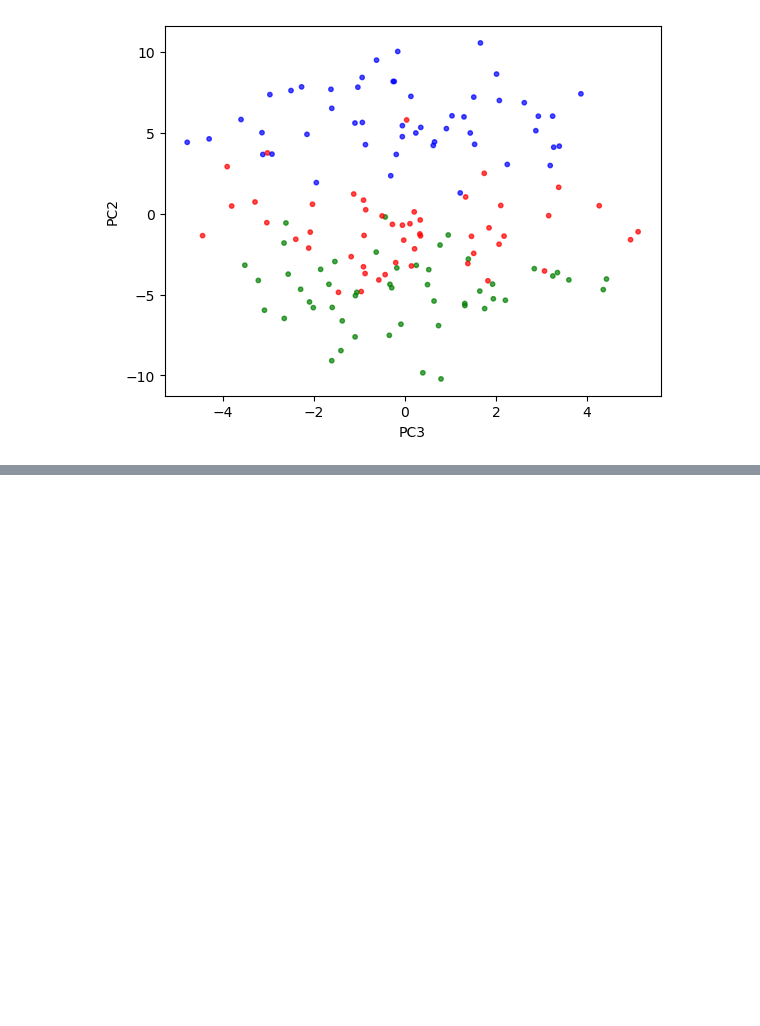
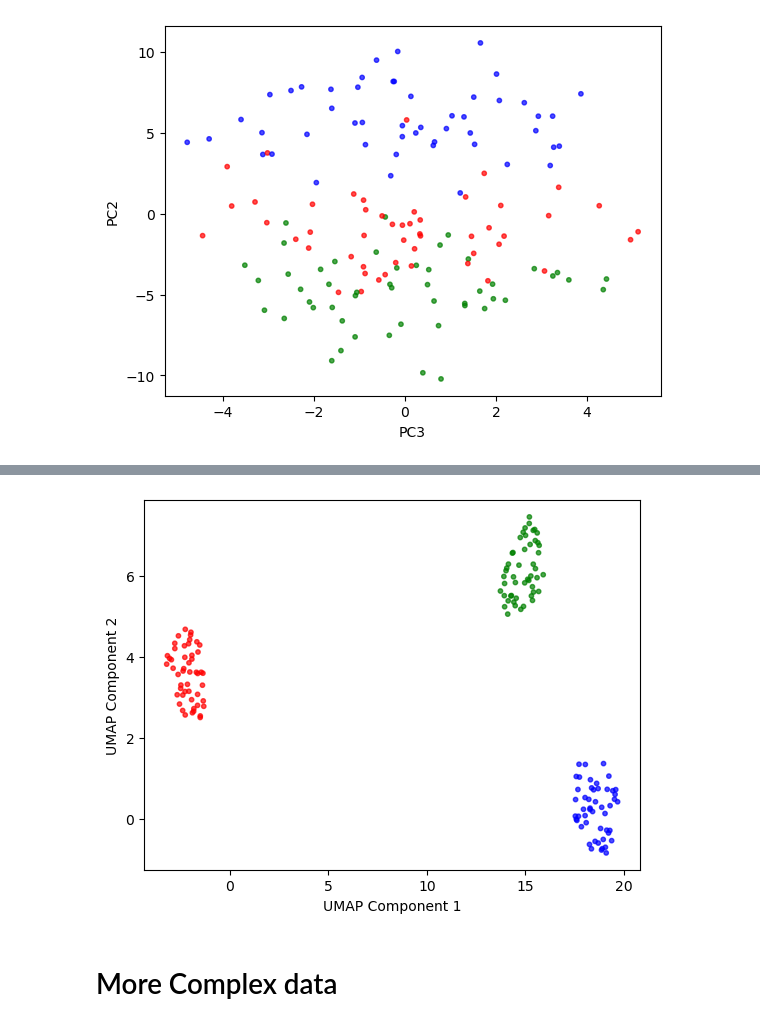
Before and after one commit to bernaprioste1704/6-7-edition, a Jupyter notebook: Unsupervised Learning/Dimensionality reduction/PCA.ipynb, the cells around one changed output, grey strips where cells are left out. Saved outputs shown, nothing was run; the diff lists cells and outputs as text; code cells hidden in the pictures; blank space fills up the shorter version.

Commit message:
add t-SNE and UMAP

```diff
--- a/Unsupervised Learning/Dimensionality reduction/PCA.ipynb
+++ b/Unsupervised Learning/Dimensionality reduction/PCA.ipynb
@@ -153,0 +177,16 @@ plt.show()
+# %%
+
+# Reduce dimensions to 2 using UMAP
+umap_reducer = umap.UMAP(n_components=2, random_state=42)
+X_umap = umap_reducer.fit_transform(X)
+
+# Visualize on the UMAP plane
+# UMAP is known for preserving local structures well!
+plt.scatter(X_umap[:, 0], X_umap[:, 1], marker="o", alpha=0.7, s=10, c=labelColors)
+plt.xlabel("UMAP Component 1")
+plt.ylabel("UMAP Component 2")
+plt.show()
+# %% [output]
+[figure, added]
+# %% [markdown]
+# More Complex data
```
Also changed, not shown: parts of 8 cells of this notebook.
